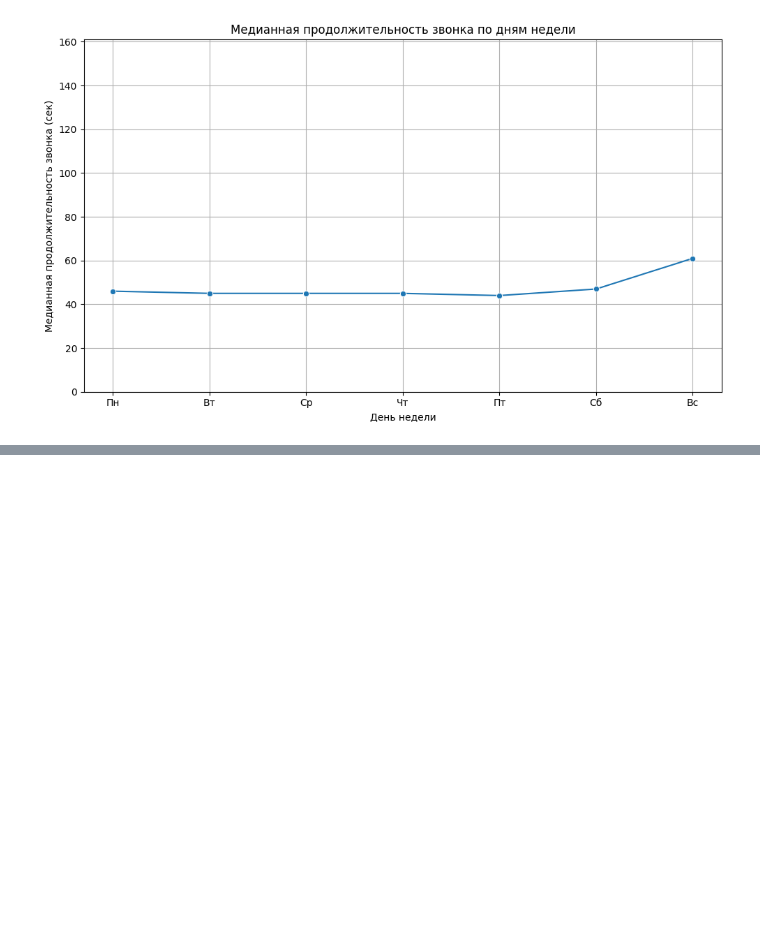
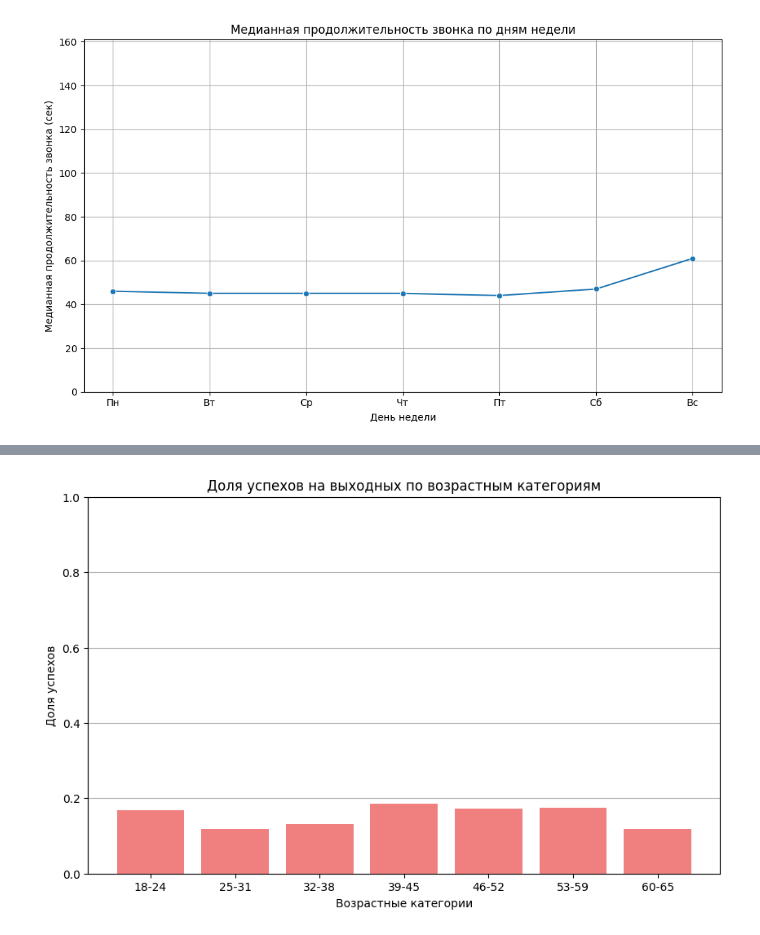
Before and after one commit to bygaga993/bread_dano_2024, a Jupyter notebook: visualization.ipynb, the cells around one changed output, grey strips where cells are left out. Saved outputs shown, nothing was run; the diff lists cells and outputs as text; code cells hidden in the pictures; blank space fills up the shorter version.

```diff
--- a/visualization.ipynb
+++ b/visualization.ipynb
@@ -292,0 +357,17 @@ plt.show()
+# %%
+weekend_data = df[df['is_holiday'] == 1]
+
+success_rate_weekend = weekend_data.groupby('age_cat')['flag_call_result'].mean().reset_index()
+
+success_rate_weekend.columns = ['age_cat', 'success_rate']
+
+plt.figure(figsize=(10, 6))
+plt.bar(success_rate_weekend['age_cat'], success_rate_weekend['success_rate'], color='lightcoral')
+plt.title('Доля успехов на выходных по возрастным категориям')
+plt.xlabel('Возрастные категории')
+plt.ylabel('Доля успехов')
+plt.ylim(0, 1)
+plt.grid(axis='y')
+plt.show()
+# %% [output]
+[figure, added]
```
Also changed, not shown: parts of 8 cells of this notebook.
